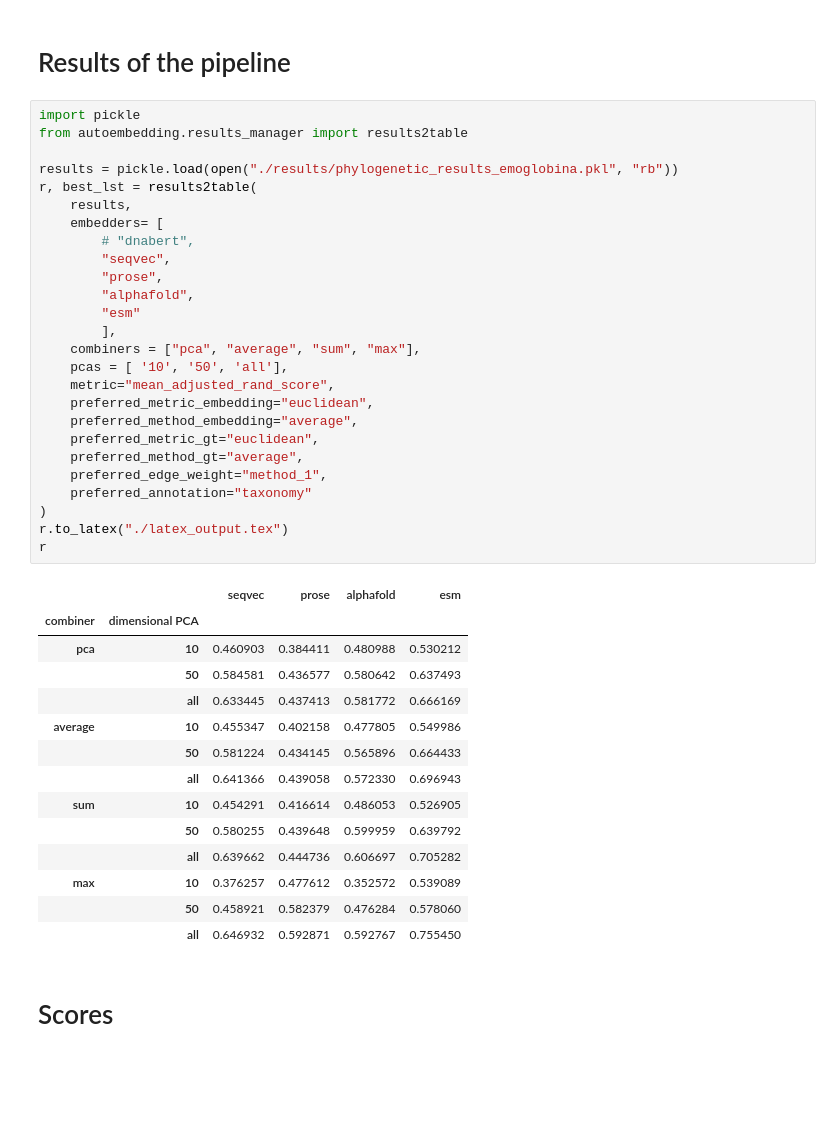
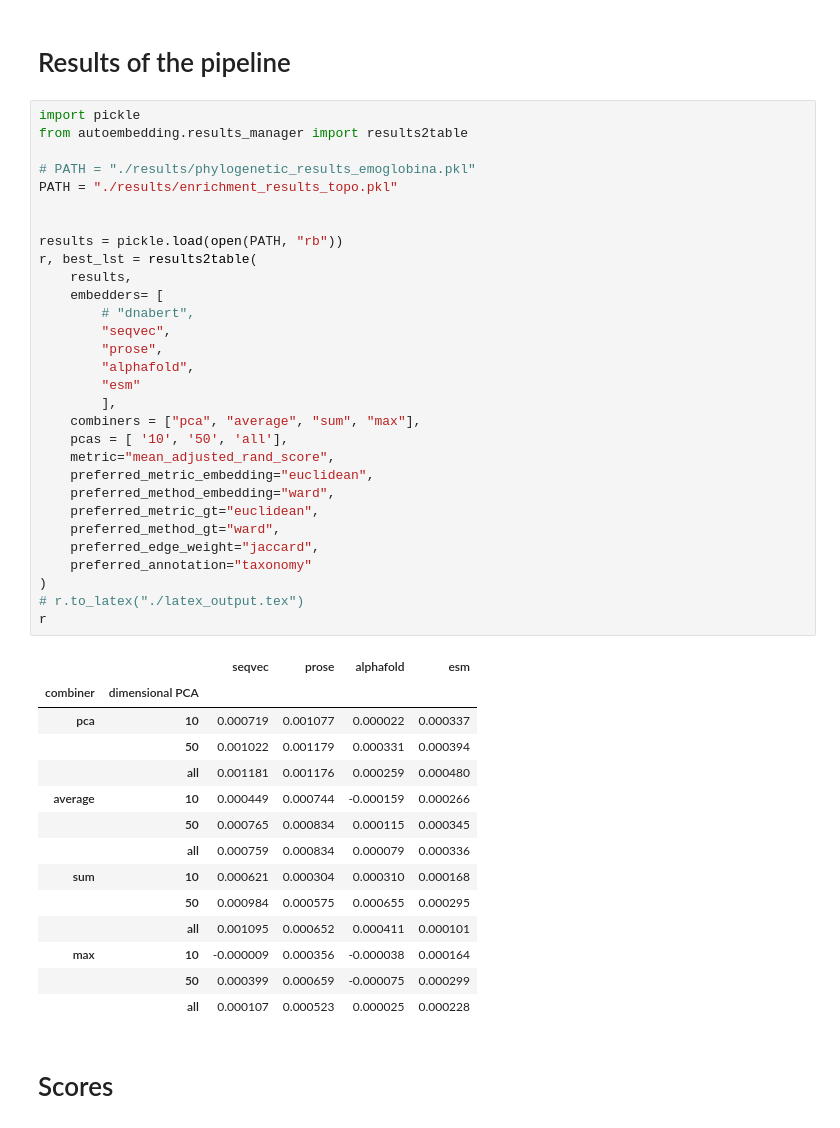
Before and after one commit to matteotolloso/BioEmbedding, a Jupyter notebook: results.ipynb, the cells around one changed output. Drawn from its saved outputs; the diff is of its cells as text; blank space fills up the shorter version.

```diff
--- a/results.ipynb
+++ b/results.ipynb
@@ -3,44 +3,48 @@
 # %%
 import pickle
 from autoembedding.results_manager import results2table
 
-results = pickle.load(open("./results/phylogenetic_results_emoglobina.pkl", "rb"))
+# PATH = "./results/phylogenetic_results_emoglobina.pkl"
+PATH = "./results/enrichment_results_topo.pkl"
+
+
+results = pickle.load(open(PATH, "rb"))
 r, best_lst = results2table(
     results,
     embedders= [
         # "dnabert",
         "seqvec",
         "prose",
         "alphafold",
         "esm"
         ],
     combiners = ["pca", "average", "sum", "max"],
     pcas = [ '10', '50', 'all'],
     metric="mean_adjusted_rand_score",
     preferred_metric_embedding="euclidean",
-    preferred_method_embedding="average",
+    preferred_method_embedding="ward",
     preferred_metric_gt="euclidean",
-    preferred_method_gt="average",
-    preferred_edge_weight="method_1",
+    preferred_method_gt="ward",
+    preferred_edge_weight="jaccard",
     preferred_annotation="taxonomy"
 )
-r.to_latex("./latex_output.tex")
+# r.to_latex("./latex_output.tex")
 r
 # %% [output]
 |  |  | seqvec | prose | alphafold | esm |
 | combiner | dimensional PCA |  |  |  |  |
-| pca | 10 | 0.460903 | 0.384411 | 0.480988 | 0.530212 |
-|  | 50 | 0.584581 | 0.436577 | 0.580642 | 0.637493 |
-|  | all | 0.633445 | 0.437413 | 0.581772 | 0.666169 |
-| average | 10 | 0.455347 | 0.402158 | 0.477805 | 0.549986 |
-|  | 50 | 0.581224 | 0.434145 | 0.565896 | 0.664433 |
-|  | all | 0.641366 | 0.439058 | 0.572330 | 0.696943 |
-| sum | 10 | 0.454291 | 0.416614 | 0.486053 | 0.526905 |
-|  | 50 | 0.580255 | 0.439648 | 0.599959 | 0.639792 |
-|  | all | 0.639662 | 0.444736 | 0.606697 | 0.705282 |
-| max | 10 | 0.376257 | 0.477612 | 0.352572 | 0.539089 |
-|  | 50 | 0.458921 | 0.582379 | 0.476284 | 0.578060 |
-|  | all | 0.646932 | 0.592871 | 0.592767 | 0.755450 |
+| pca | 10 | 0.000719 | 0.001077 | 0.000022 | 0.000337 |
+|  | 50 | 0.001022 | 0.001179 | 0.000331 | 0.000394 |
+|  | all | 0.001181 | 0.001176 | 0.000259 | 0.000480 |
+| average | 10 | 0.000449 | 0.000744 | -0.000159 | 0.000266 |
+|  | 50 | 0.000765 | 0.000834 | 0.000115 | 0.000345 |
+|  | all | 0.000759 | 0.000834 | 0.000079 | 0.000336 |
+| sum | 10 | 0.000621 | 0.000304 | 0.000310 | 0.000168 |
+|  | 50 | 0.000984 | 0.000575 | 0.000655 | 0.000295 |
+|  | all | 0.001095 | 0.000652 | 0.000411 | 0.000101 |
+| max | 10 | -0.000009 | 0.000356 | -0.000038 | 0.000164 |
+|  | 50 | 0.000399 | 0.000659 | -0.000075 | 0.000299 |
+|  | all | 0.000107 | 0.000523 | 0.000025 | 0.000228 |
 # %% [markdown]
 # Scores
 # %%
```
Also changed, not shown: parts of 2 cells of this notebook, 10 other files.
